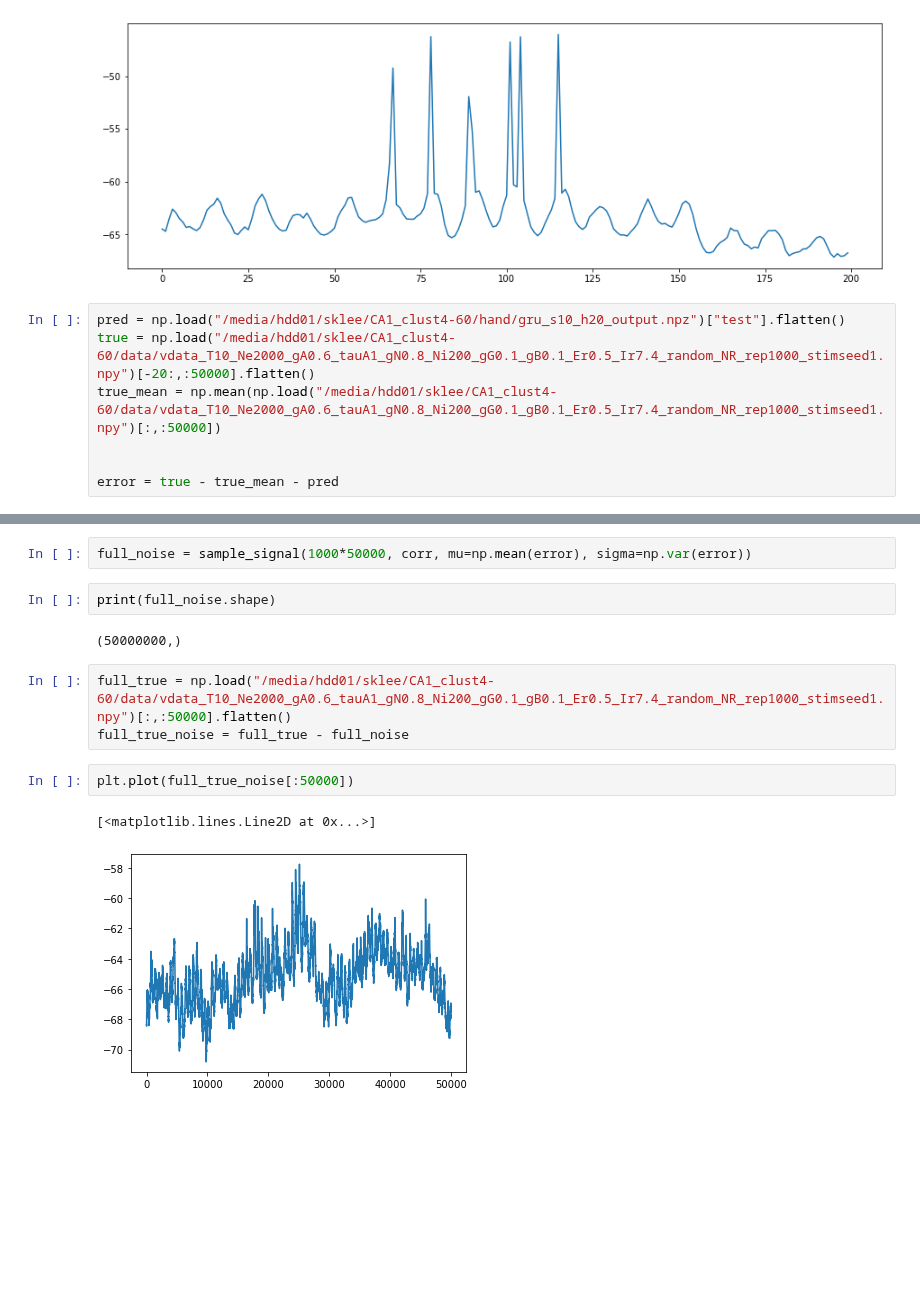
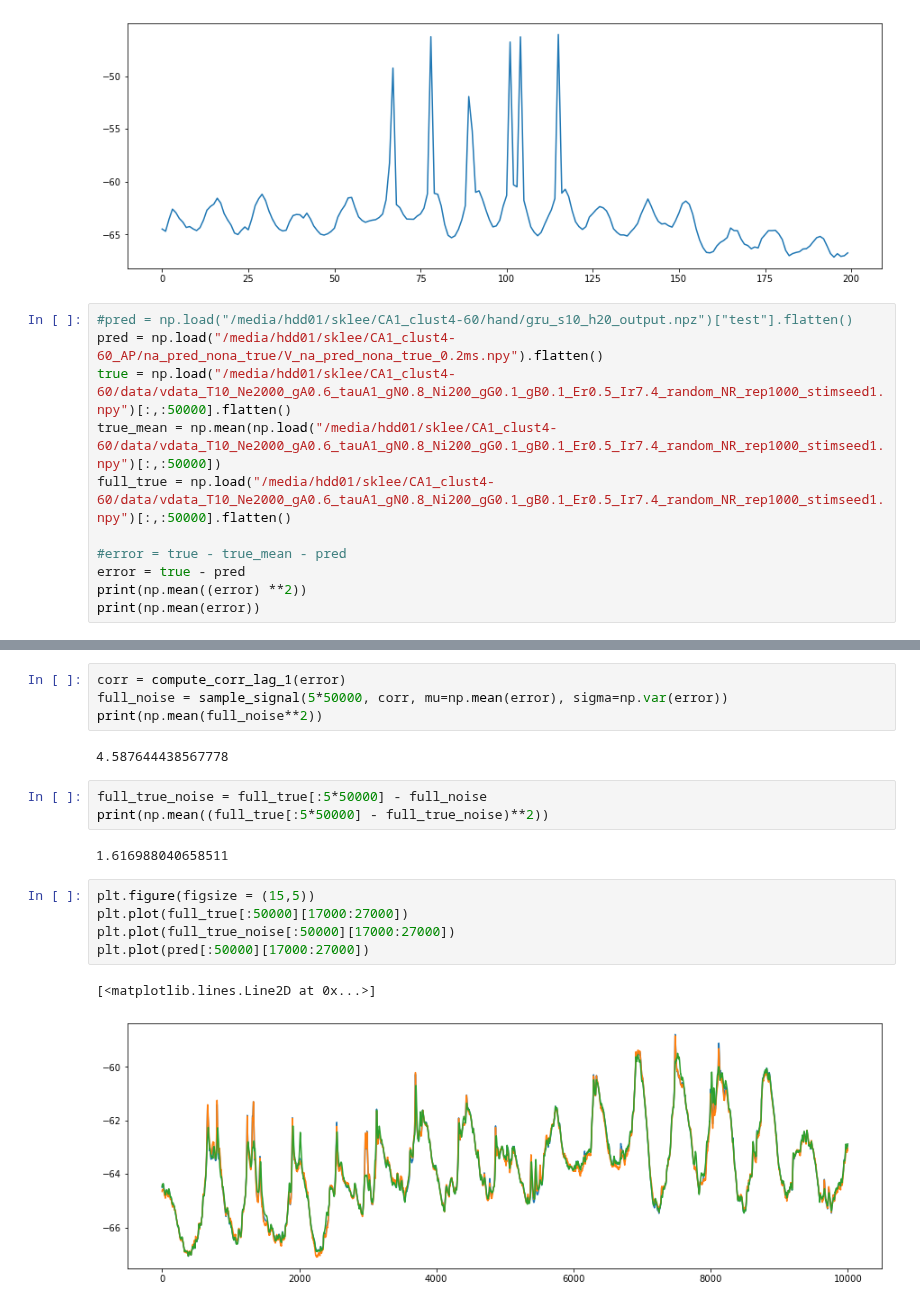
Before and after one commit to yjkimnada/dendrite, a Jupyter notebook: AP_experimental.ipynb, the cells around one changed output, grey strips where cells are left out. Saved outputs shown, nothing was run; the diff lists cells and outputs as text; blank space fills up the shorter version.

```diff
--- a/AP_experimental.ipynb
+++ b/AP_experimental.ipynb
@@ -439,9 +439,13 @@ plt.plot(V[:1000][400:600])
 [<matplotlib.lines.Line2D at 0x...>]
 [figure]
 # %%
-pred = np.load("/media/hdd01/sklee/CA1_clust4-60/hand/gru_s10_h20_output.npz")["test"].flatten()
-true = np.load("/media/hdd01/sklee/CA1_clust4-60/data/vdata_T10_Ne2000_gA0.6_tauA1_gN0.8_Ni200_gG0.1_gB0.1_Er0.5_Ir7.4_random_NR_rep1000_stimseed1.npy")[-20:,:50000].flatten()
+#pred = np.load("/media/hdd01/sklee/CA1_clust4-60/hand/gru_s10_h20_output.npz")["test"].flatten()
+pred = np.load("/media/hdd01/sklee/CA1_clust4-60_AP/na_pred_nona_true/V_na_pred_nona_true_0.2ms.npy").flatten()
+true = np.load("/media/hdd01/sklee/CA1_clust4-60/data/vdata_T10_Ne2000_gA0.6_tauA1_gN0.8_Ni200_gG0.1_gB0.1_Er0.5_Ir7.4_random_NR_rep1000_stimseed1.npy")[:,:50000].flatten()
 true_mean = np.mean(np.load("/media/hdd01/sklee/CA1_clust4-60/data/vdata_T10_Ne2000_gA0.6_tauA1_gN0.8_Ni200_gG0.1_gB0.1_Er0.5_Ir7.4_random_NR_rep1000_stimseed1.npy")[:,:50000])
+full_true = np.load("/media/hdd01/sklee/CA1_clust4-60/data/vdata_T10_Ne2000_gA0.6_tauA1_gN0.8_Ni200_gG0.1_gB0.1_Er0.5_Ir7.4_random_NR_rep1000_stimseed1.npy")[:,:50000].flatten()
 
-
-error = true - true_mean - pred
+#error = true - true_mean - pred
+error = true - pred
+print(np.mean((error) **2))
+print(np.mean(error))
@@ -496,14 +475,19 @@ noise = sample_signal(20*50000, corr, mu=np.mean(error), sigma=np.var(error))
 # %%
-full_noise = sample_signal(1000*50000, corr, mu=np.mean(error), sigma=np.var(error))
+corr = compute_corr_lag_1(error)
+full_noise = sample_signal(5*50000, corr, mu=np.mean(error), sigma=np.var(error))
+print(np.mean(full_noise**2))
+# %% [output]
+4.587644438567778
-# %%
-print(full_noise.shape)
-# %% [output]
-(50000000,)
-# %%
-full_true = np.load("/media/hdd01/sklee/CA1_clust4-60/data/vdata_T10_Ne2000_gA0.6_tauA1_gN0.8_Ni200_gG0.1_gB0.1_Er0.5_Ir7.4_random_NR_rep1000_stimseed1.npy")[:,:50000].flatten()
-full_true_noise = full_true - full_noise
-# %%
-plt.plot(full_true_noise[:50000])
-# %% [output]
-[<matplotlib.lines.Line2D at 0x...>]
-[figure, removed]
+# %%
+full_true_noise = full_true[:5*50000] - full_noise
+print(np.mean((full_true[:5*50000] - full_true_noise)**2))
+# %% [output]
+1.616988040658511
+# %%
+plt.figure(figsize = (15,5))
+plt.plot(full_true[:50000][17000:27000])
+plt.plot(full_true_noise[:50000][17000:27000])
+plt.plot(pred[:50000][17000:27000])
+# %% [output]
+[<matplotlib.lines.Line2D at 0x...>]
+[figure, added]
```
Also changed, not shown: parts of 6 cells of this notebook, 13 other files.
